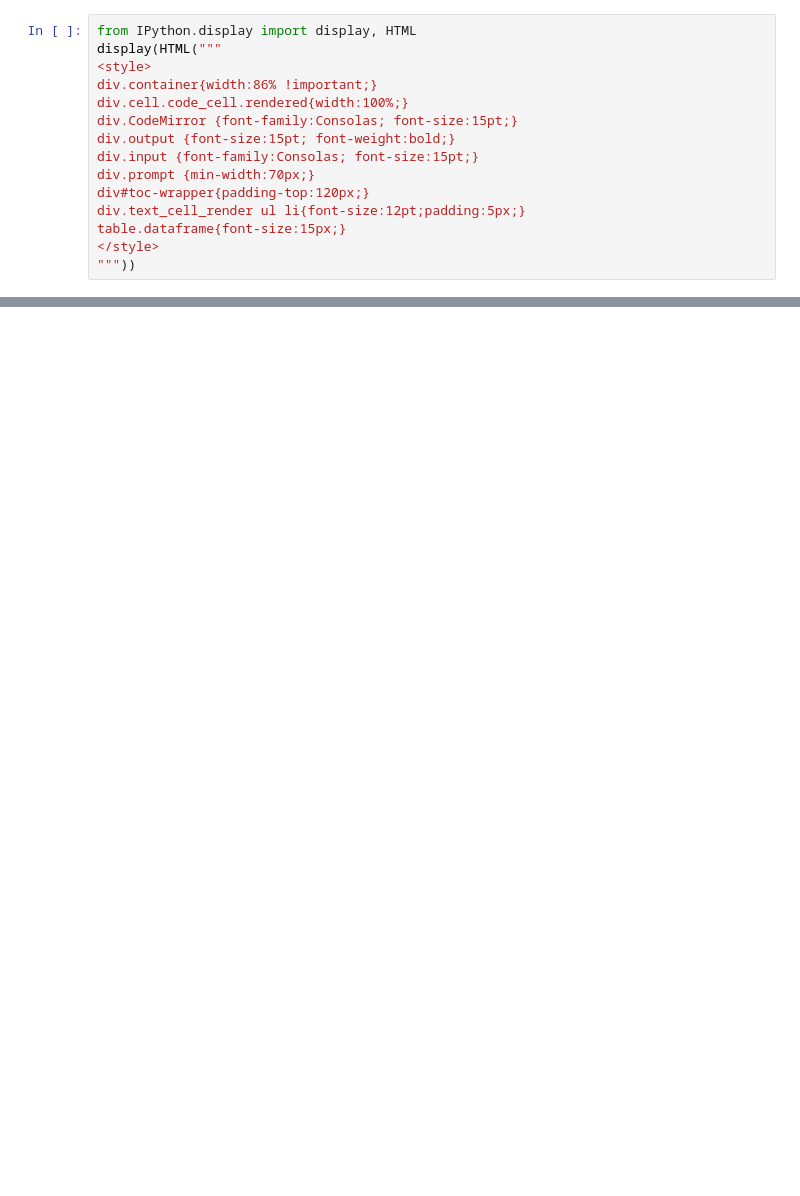
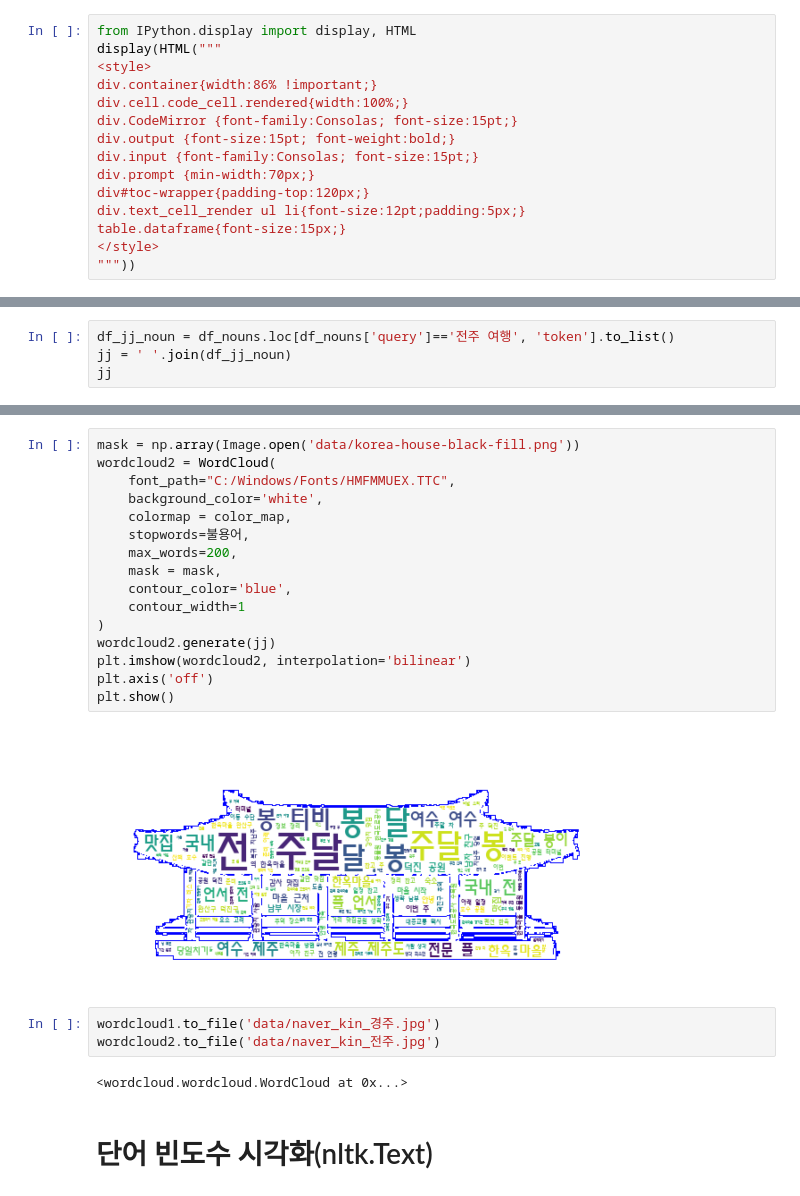
Before and after one commit to SeohuiJeong0420/ai_x, a Jupyter notebook: source/07_자연어처리/ch2_한글형태소분석_Quiz.ipynb, the cells around one changed output, grey strips where cells are left out. Saved outputs shown, nothing was run; the diff lists cells and outputs as text; blank space fills up the shorter version.

```diff
--- a/source/07_자연어처리/ch2_한글형태소분석_Quiz.ipynb
+++ b/source/07_자연어처리/ch2_한글형태소분석_Quiz.ipynb
@@ -20,0 +396,4 @@ table.dataframe{font-size:15px;}
+# %%
+df_jj_noun = df_nouns.loc[df_nouns['query']=='전주 여행', 'token'].to_list()
+jj = ' '.join(df_jj_noun)
+jj
@@ -20,0 +427,25 @@ table.dataframe{font-size:15px;}
+# %%
+mask = np.array(Image.open('data/korea-house-black-fill.png'))
+wordcloud2 = WordCloud(
+    font_path="C:/Windows/Fonts/HMFMMUEX.TTC",
+    background_color='white',
+    colormap = color_map,
+    stopwords=불용어,
+    max_words=200,
+    mask = mask,
+    contour_color='blue',
+    contour_width=1
+)
+wordcloud2.generate(jj)
+plt.imshow(wordcloud2, interpolation='bilinear')
+plt.axis('off')
+plt.show()
+# %% [output]
+[figure, added]
+# %%
+wordcloud1.to_file('data/naver_kin_경주.jpg')
+wordcloud2.to_file('data/naver_kin_전주.jpg')
+# %% [output]
+<wordcloud.wordcloud.WordCloud at 0x...>
+# %% [markdown]
+# 단어 빈도수 시각화(nltk.Text)
```
Also changed, not shown: parts of 52 cells of this notebook, 8 other files.
